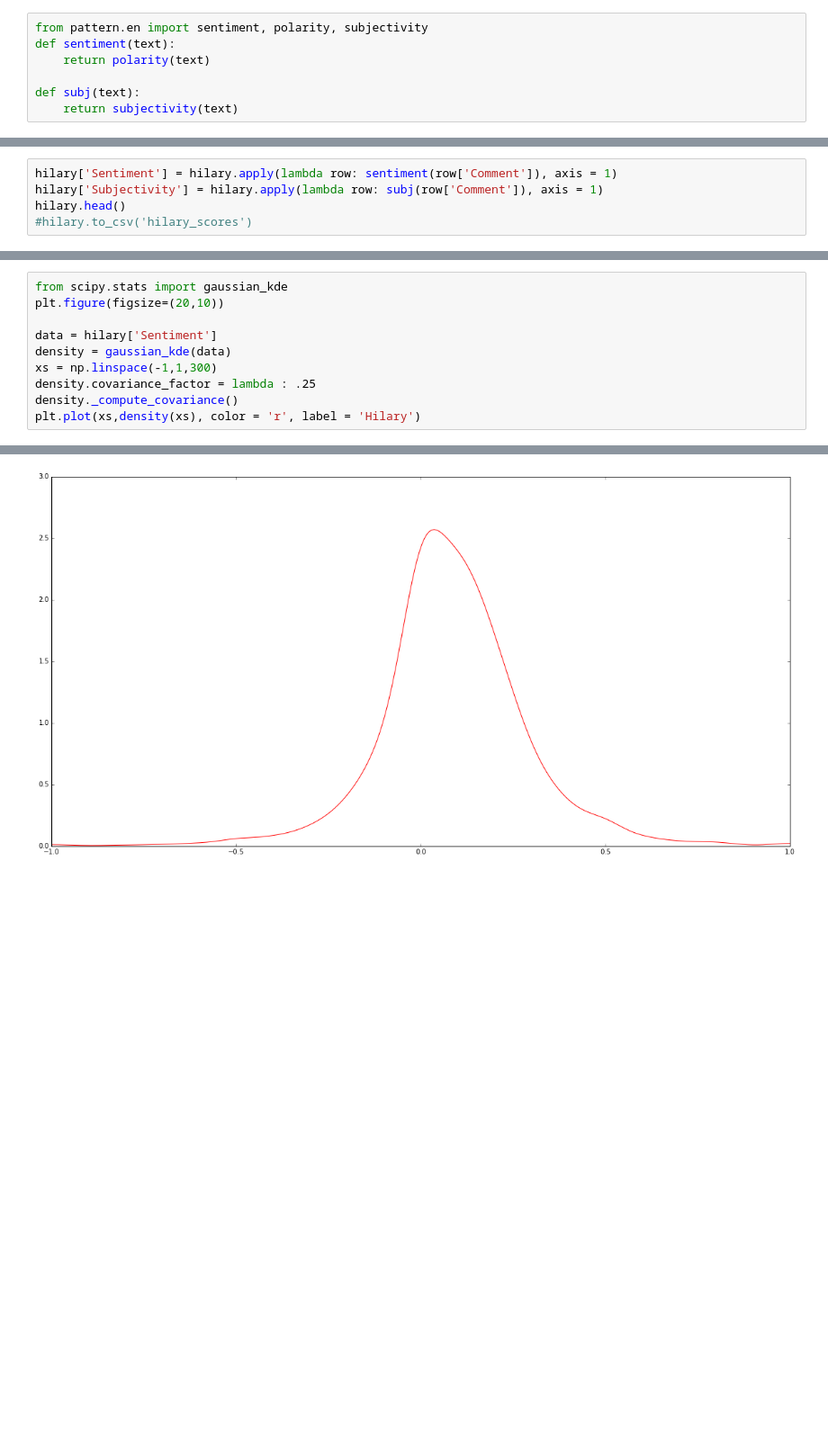
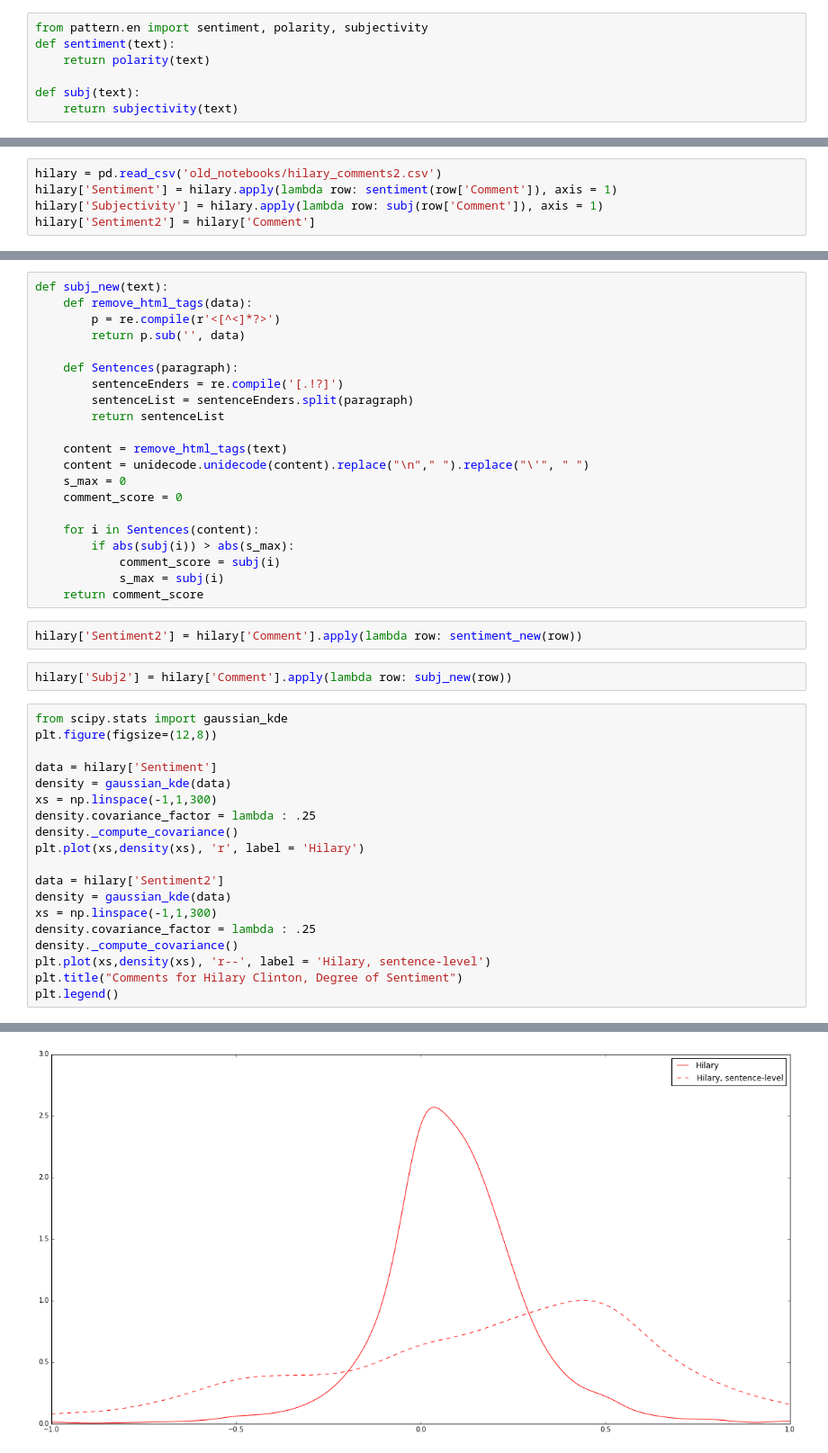
Before and after one commit to PeggyFan/NYT_project, a Jupyter notebook: Sentiment Score2.ipynb, the cells around one changed output, grey strips where cells are left out. Shown at 90% size. Cells and saved outputs as stored; diff of their text form; blank space fills up the shorter version.

Commit message:
data

```diff
--- a/Sentiment Score2.ipynb
+++ b/Sentiment Score2.ipynb
@@ -17,5 +15,5 @@ hilary = pd.read_csv('old_notebooks/hilary_comments2.csv')
 # %%
+hilary = pd.read_csv('old_notebooks/hilary_comments2.csv')
 hilary['Sentiment'] = hilary.apply(lambda row: sentiment(row['Comment']), axis = 1)
 hilary['Subjectivity'] = hilary.apply(lambda row: subj(row['Comment']), axis = 1)
-hilary.head()
-#hilary.to_csv('hilary_scores')
+hilary['Sentiment2'] = hilary['Comment']
@@ -33,11 +41,45 @@ len(hilary)
+# %%
+def subj_new(text):
+    def remove_html_tags(data):
+        p = re.compile(r'<[^<]*?>')
+        return p.sub('', data)
+
+    def Sentences(paragraph):
+        sentenceEnders = re.compile('[.!?]')
+        sentenceList = sentenceEnders.split(paragraph)
+        return sentenceList
+
+    content = remove_html_tags(text)
+    content = unidecode.unidecode(content).replace("\n"," ").replace("\'", " ")
+    s_max = 0
+    comment_score = 0
+
+    for i in Sentences(content):
+        if abs(subj(i)) > abs(s_max):
+            comment_score = subj(i)
+            s_max = subj(i)
+    return comment_score
+# %%
+hilary['Sentiment2'] = hilary['Comment'].apply(lambda row: sentiment_new(row))
+# %%
+hilary['Subj2'] = hilary['Comment'].apply(lambda row: subj_new(row))
 # %%
 from scipy.stats import gaussian_kde
-plt.figure(figsize=(20,10))
+plt.figure(figsize=(12,8))
 
 data = hilary['Sentiment']
 density = gaussian_kde(data)
 xs = np.linspace(-1,1,300)
 density.covariance_factor = lambda : .25
 density._compute_covariance()
-plt.plot(xs,density(xs), color = 'r', label = 'Hilary')
+plt.plot(xs,density(xs), 'r', label = 'Hilary')
+
+data = hilary['Sentiment2']
+density = gaussian_kde(data)
+xs = np.linspace(-1,1,300)
+density.covariance_factor = lambda : .25
+density._compute_covariance()
+plt.plot(xs,density(xs), 'r--', label = 'Hilary, sentence-level')
+plt.title("Comments for Hilary Clinton, Degree of Sentiment")
+plt.legend()
 # %% [output]
@@ -45 +87 @@ plt.plot(xs,density(xs), color = 'r', label = 'Hilary')
-[figure, old version]
+[figure, new version]
```
Also changed, not shown: parts of 18 cells of this notebook, 23 other files.
